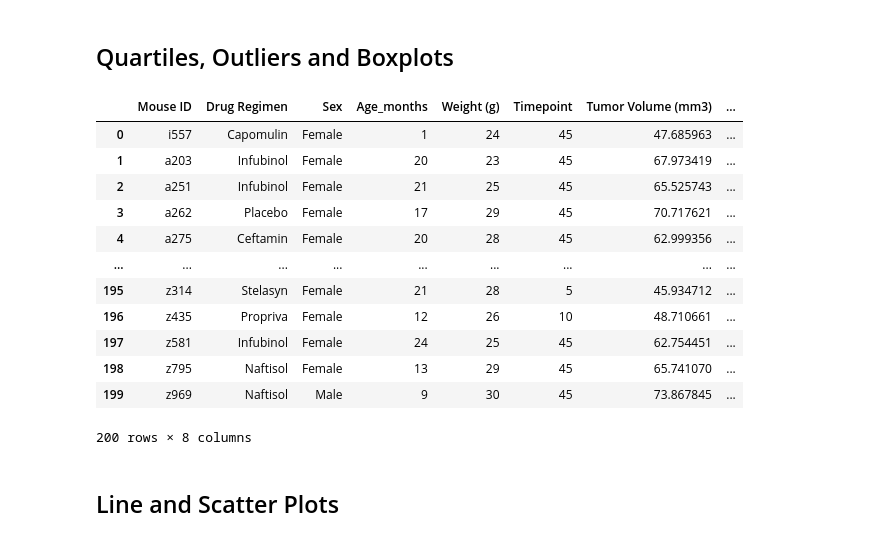
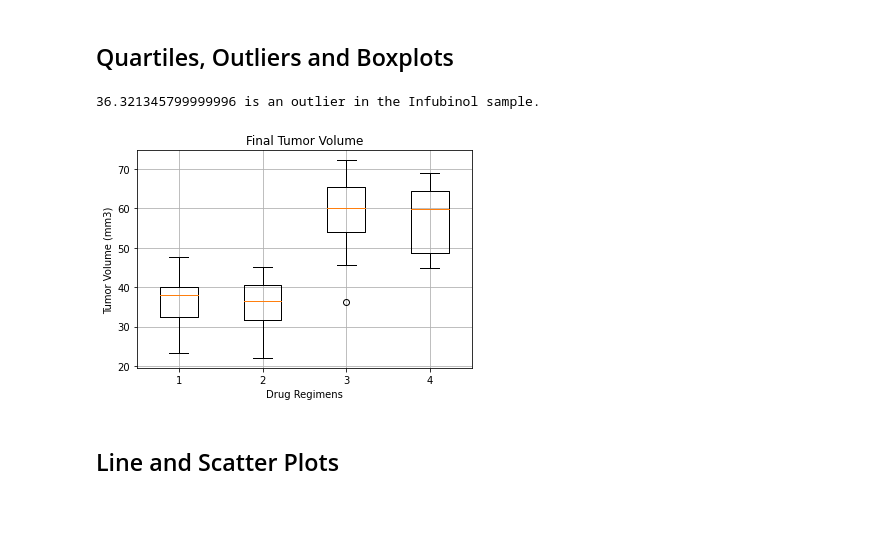
Before and after one commit to natlass/The-Power-of-Plots, a Jupyter notebook: pymaceuticals_starter.ipynb, the cells around one changed output. Saved outputs shown, nothing was run; the diff lists cells and outputs as text; code cells hidden in the pictures; blank space fills up the shorter version.

Commit message:
created boxplot

```diff
--- a/pymaceuticals_starter.ipynb
+++ b/pymaceuticals_starter.ipynb
@@ -189,26 +190,8 @@ plt.show()
 # Capomulin, Ramicane, Infubinol, and Ceftamin
 
 # Start by getting the last (greatest) timepoint for each mouse
-drug_list = ['Capomulin', 'Ramicane', 'Infubinol', 'Ceftamin']
-last_timepoint_df = clean_df[['Mouse ID', 'Timepoint']]
-last_timepoint_df = clean_df.groupby('Mouse ID')
-max_df = last_timepoint_df.max()
-max_df
+last_timepoint_df = clean_df.groupby('Mouse ID')['Timepoint'].max()
+
 # Merge this group df with the original dataframe to get the tumor volume at the last timepoint
 
-tumor_volume_df = pd.merge(clean_df, max_df)
-tumor_volume_df
+tumor_volume_df = pd.merge(last_timepoint_df, clean_df, how='inner', left_on=['Mouse ID', 'Timepoint'], right_on=['Mouse ID', 'Timepoint'])
-# %% [output]
-|  | Mouse ID | Drug Regimen | Sex | Age_months | Weight (g) | Timepoint | Tumor Volume (mm3) | ... |
-| 0 | i557 | Capomulin | Female | 1 | 24 | 45 | 47.685963 | ... |
-| 1 | a203 | Infubinol | Female | 20 | 23 | 45 | 67.973419 | ... |
-| 2 | a251 | Infubinol | Female | 21 | 25 | 45 | 65.525743 | ... |
-| 3 | a262 | Placebo | Female | 17 | 29 | 45 | 70.717621 | ... |
-| 4 | a275 | Ceftamin | Female | 20 | 28 | 45 | 62.999356 | ... |
-| ... | ... | ... | ... | ... | ... | ... | ... | ... |
-| 195 | z314 | Stelasyn | Female | 21 | 28 | 5 | 45.934712 | ... |
-| 196 | z435 | Propriva | Female | 12 | 26 | 10 | 48.710661 | ... |
-| 197 | z581 | Infubinol | Female | 24 | 25 | 45 | 62.754451 | ... |
-| 198 | z795 | Naftisol | Female | 13 | 29 | 45 | 65.741070 | ... |
-| 199 | z969 | Naftisol | Male | 9 | 30 | 45 | 73.867845 | ... |
-200 rows × 8 columns
@@ -234,3 +198,59 @@ tumor_volume_df
+# %%
+# Put treatments into a list for for loop (and later for plot labels)
+drug_list = ['Capomulin', 'Ramicane', 'Infubinol', 'Ceftamin']
+
+# Create empty list to fill with tumor vol data (for plotting)
+for treatment in drug_list:
+    tum_vol = []
+    for index, row in tumor_volume_df.iterrows():
+        if row[2] == treatment:
+            tum_vol.append(row[6])
+
+    tumor = pd.Series(tum_vol)
+
+    # Calculate the IQR and quantitatively determine if there are any potential outliers.
+    quartiles = tumor.quantile([.25, .5, .75])
+    lowerq = quartiles[0.25]
+    upperq = quartiles[0.75]
+    iqr = upperq-lowerq
+    step = 1.5
+
+    lower_bound = lowerq - (step*iqr)
+    upper_bound = upperq + (step*iqr)
+
+    for item in tumor.iteritems():
+        if item[1] < lower_bound:
+            print(f'{item[1]} is an outlier in the {treatment} sample.')
+        elif item[1] > upper_bound:
+            print(f'{item[1]} is an outlier in the {treatment} sample.')
+# %% [output]
+36.321345799999996 is an outlier in the Infubinol sample.
+# %%
+# Generate a box plot of the final tumor volume of each mouse across four regimens of interest
+Capomulin_df = tumor_volume_df.loc[tumor_volume_df['Drug Regimen'] == 'Capomulin']
+Ramicane_df = tumor_volume_df.loc[tumor_volume_df['Drug Regimen'] == 'Ramicane']
+Infubinol_df = tumor_volume_df.loc[tumor_volume_df['Drug Regimen'] == 'Infubinol']
+Ceftamin_df = tumor_volume_df.loc[tumor_volume_df['Drug Regimen'] == 'Ceftamin']
+
+# create a list of tumor volumes series for eaach regimen
+drugg = [Capomulin_df['Tumor Volume (mm3)']
+        ,Ramicane_df['Tumor Volume (mm3)']
+        ,Infubinol_df['Tumor Volume (mm3)']
+        ,Ceftamin_df['Tumor Volume (mm3)']
+       ]
+
+fig, ax1 = plt.subplots()
+
+x_axis = np.arange(len(drug_list))
+ax1.set_title('Final Tumor Volume')
+ax1.set_ylabel('Tumor Volume (mm3)')
+ax1.set_xlabel('Drug Regimens')
+ax1.boxplot(drugg)
+
+plt.grid()
+plt.show()
+# %% [output]
+[figure, added]
 # %% [markdown]
 ## Line and Scatter Plots
 # %%
```
Also changed, not shown: parts of 3 cells of this notebook.
